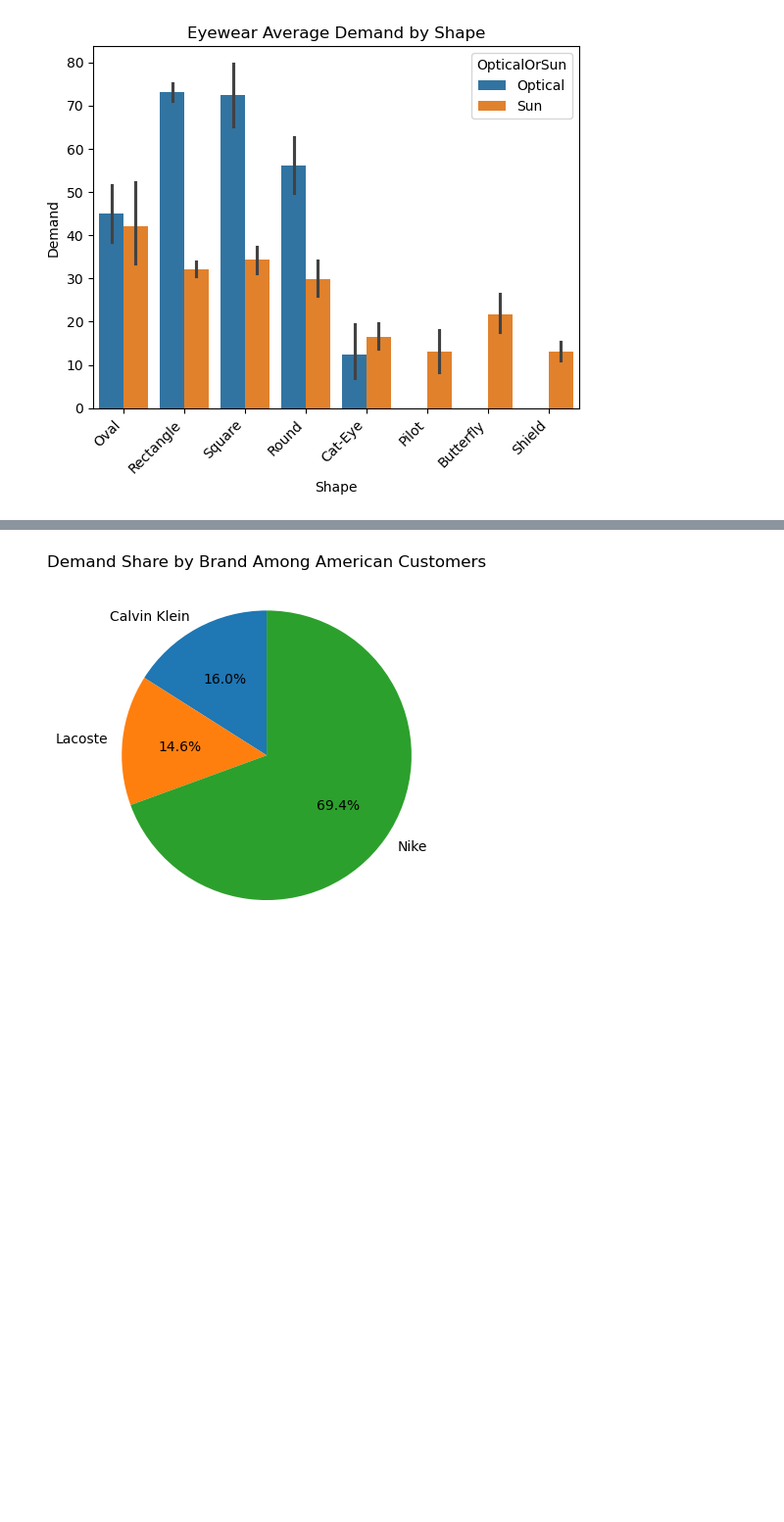
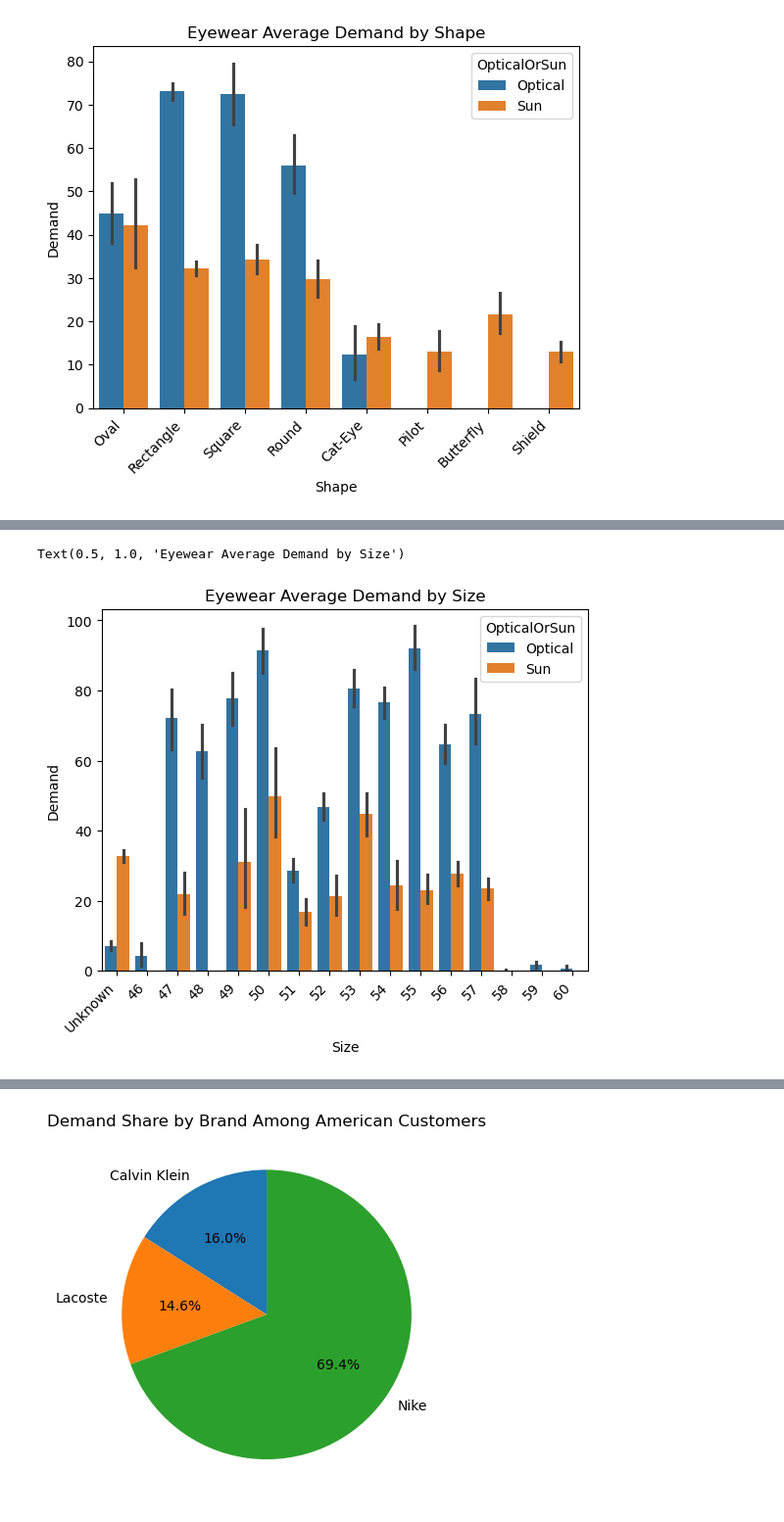
Before and after one commit to yxinzh/Team5VSP, a Jupyter notebook: additional_features.ipynb, the cells around one changed output, grey strips where cells are left out. Shown at 98% size. Cells and saved outputs as stored; diff of their text form; code cells hidden in the pictures; blank space fills up the shorter version.

```diff
--- a/additional_features.ipynb
+++ b/additional_features.ipynb
@@ -236,0 +237,7 @@ Text(0.5, 1.0, 'Eyewear Average Demand by Material')
+# %%
+sns.barplot(data_4m_demand,x='Size',y='Demand',estimator='mean',hue='OpticalOrSun')
+plt.xticks(rotation=45, ha='right')
+plt.title('Eyewear Average Demand by Size')
+# %% [output]
+Text(0.5, 1.0, 'Eyewear Average Demand by Size')
+[figure, added]
```
Also changed, not shown: parts of 5 cells of this notebook, 2 other files.
